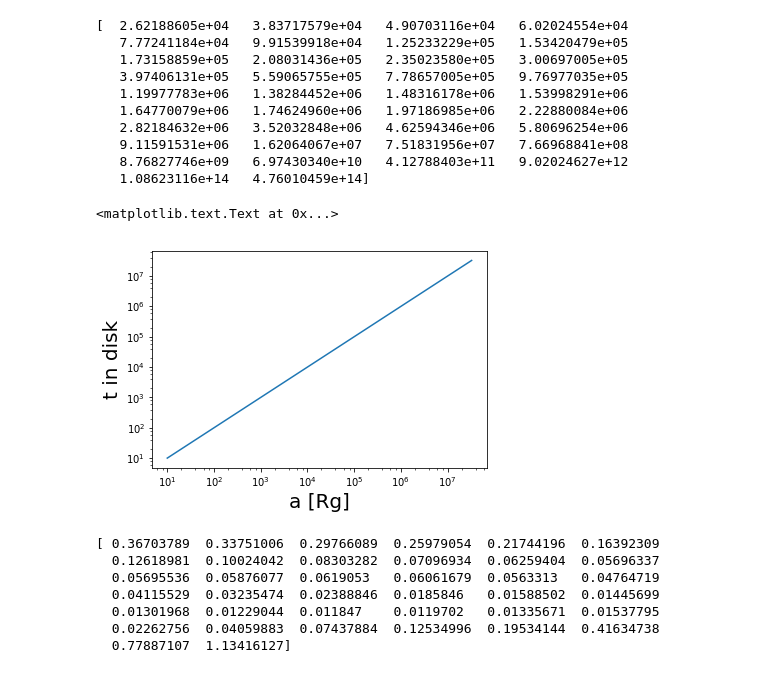
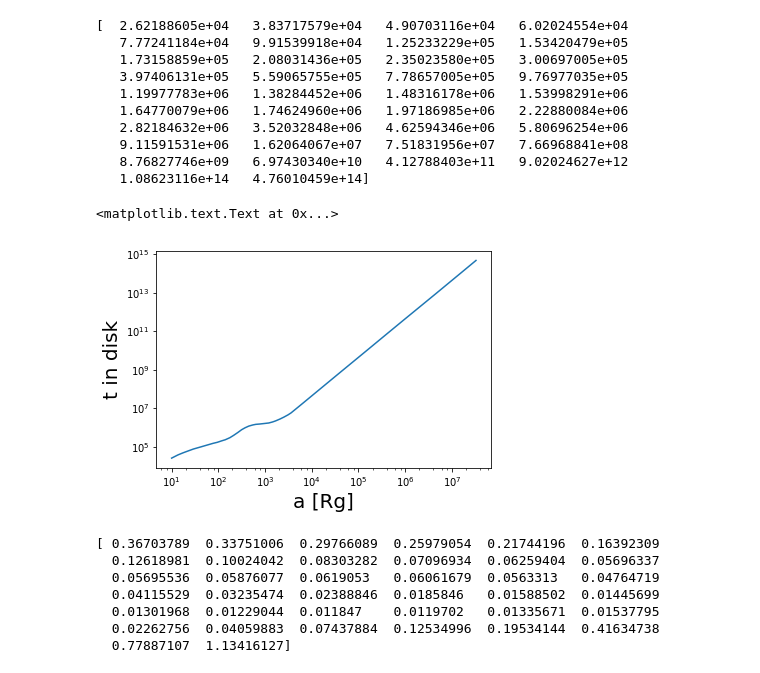
Before and after one commit to gfabj/Summer_Research_Project, a Jupyter notebook: SG_Model.ipynb, the cells around one changed output. Saved outputs shown, nothing was run; the diff lists cells and outputs as text; code cells hidden in the pictures.

```diff
--- a/SG_Model.ipynb
+++ b/SG_Model.ipynb
@@ -251,12 +262,12 @@ print t_in_disk
    1.08623116e+14   4.76010459e+14]
 # %%
 logPlot=plt.gca()
-logPlot.loglog(distance_in_rg,distance_in_rg)
+logPlot.loglog(distance_in_rg,t_in_disk)
 plt.xlabel('a [Rg]',fontsize=20)
 plt.ylabel('t in disk',fontsize=20)
 # %% [output]
 <matplotlib.text.Text at 0x...>
-[figure, old version]
+[figure, new version]
 # %%
 t_over_T = t_in_disk/T_Orb
 print t_over_T
```
Also changed, not shown: parts of 1 cell of this notebook, 2 other files.
